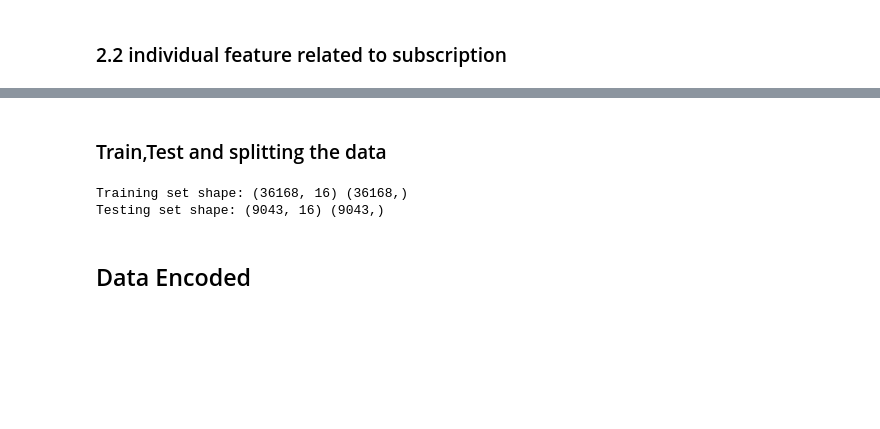
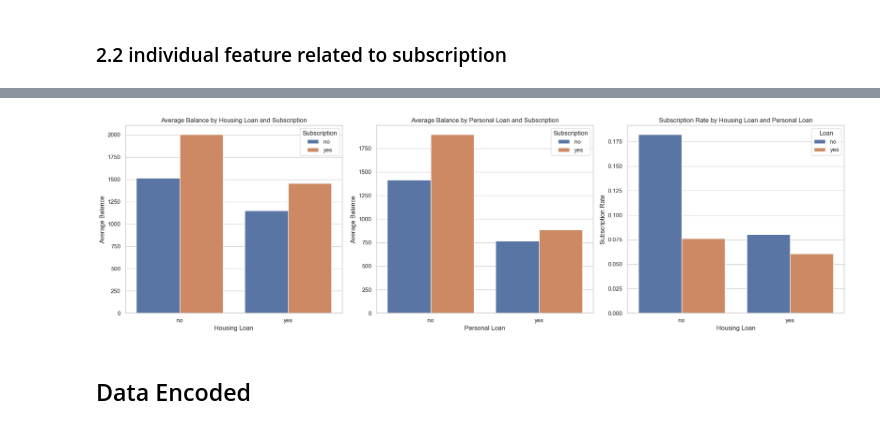
Before and after one commit to abhiramp1998/bias-mitigation-bank-marketing-ML, a Jupyter notebook: notebooks/BankEDA.ipynb, the cells around one changed output, grey strips where cells are left out. Drawn from its saved outputs; the diff is of its cells as text; code cells hidden in the pictures; blank space fills up the shorter version.

```diff
--- a/notebooks/BankEDA.ipynb
+++ b/notebooks/BankEDA.ipynb
@@ -541,21 +159,38 @@ df
-# %% [markdown]
-### Train,Test and splitting the data
-# %%
-from sklearn.model_selection import train_test_split
-
-# Features (X) and target (y)
-X = df.drop('y', axis=1)  # Drop the target column
-y = df['y']  # Target column
-
-# Split the data (e.g., 80% training, 20% testing)
-X_train, X_test, y_train, y_test = train_test_split(X, y, test_size=0.2, random_state=42)
-
-# Check the shapes
-print("Training set shape:", X_train.shape, y_train.shape)
-print("Testing set shape:", X_test.shape, y_test.shape)
-# %% [output]
-Training set shape: (36168, 16) (36168,)
-Testing set shape: (9043, 16) (9043,)
+# %%
+# Create a subdiagram layout with 1 row and 3 columns
+fig, axes = plt.subplots(1, 3, figsize=(20, 6))
+
+# First figure: average account balances for different housing loan profiles and subscription profiles
+balance_housing_sub = df.groupby(['housing', 'y'])['balance'].mean().reset_index()
+sns.barplot(x='housing', y='balance', hue='y', data=balance_housing_sub, ax=axes[0])
+axes[0].set_title('Average Balance by Housing Loan and Subscription')
+axes[0].set_xlabel('Housing Loan')
+axes[0].set_ylabel('Average Balance')
+axes[0].legend(title='Subscription')
+
+# Second figure: average account balances for different individual loan profiles and subscription profiles
+balance_loan_sub = df.groupby(['loan', 'y'])['balance'].mean().reset_index()
+sns.barplot(x='loan', y='balance', hue='y', data=balance_loan_sub, ax=axes[1])
+axes[1].set_title('Average Balance by Personal Loan and Subscription')
+axes[1].set_xlabel('Personal Loan')
+axes[1].set_ylabel('Average Balance')
+axes[1].legend(title='Subscription')
+
+# Second figure: average account balances for different individual loan profiles and subscription profiles
+housing_loan_sub = df.groupby(['housing', 'loan'])['y'].apply(lambda x: (x == 'yes').mean()).reset_index()
+sns.barplot(x='housing', y='y', hue='loan', data=housing_loan_sub, ax=axes[2])
+axes[2].set_title('Subscription Rate by Housing Loan and Personal Loan')
+axes[2].set_xlabel('Housing Loan')
+axes[2].set_ylabel('Subscription Rate')
+axes[2].legend(title='Loan')
+
+# Automatic adjustment of subgraph layout
+plt.tight_layout()
+
+# Display graphics
+plt.show()
+# %% [output]
+[figure, added]
 # %% [markdown]
 ## Data Encoded
 # %%
```
Also changed, not shown: parts of 27 cells of this notebook.
